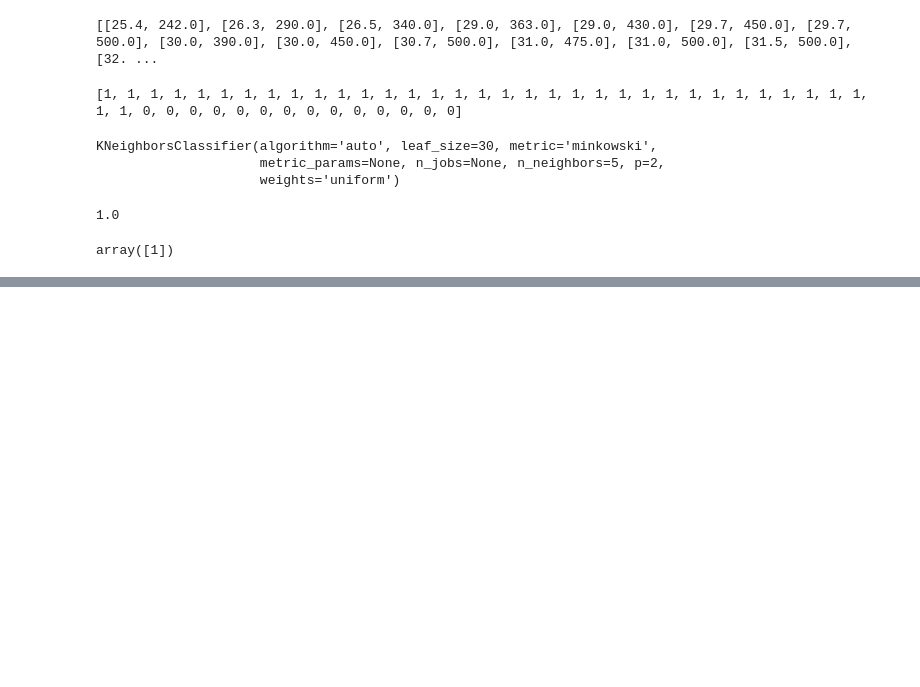
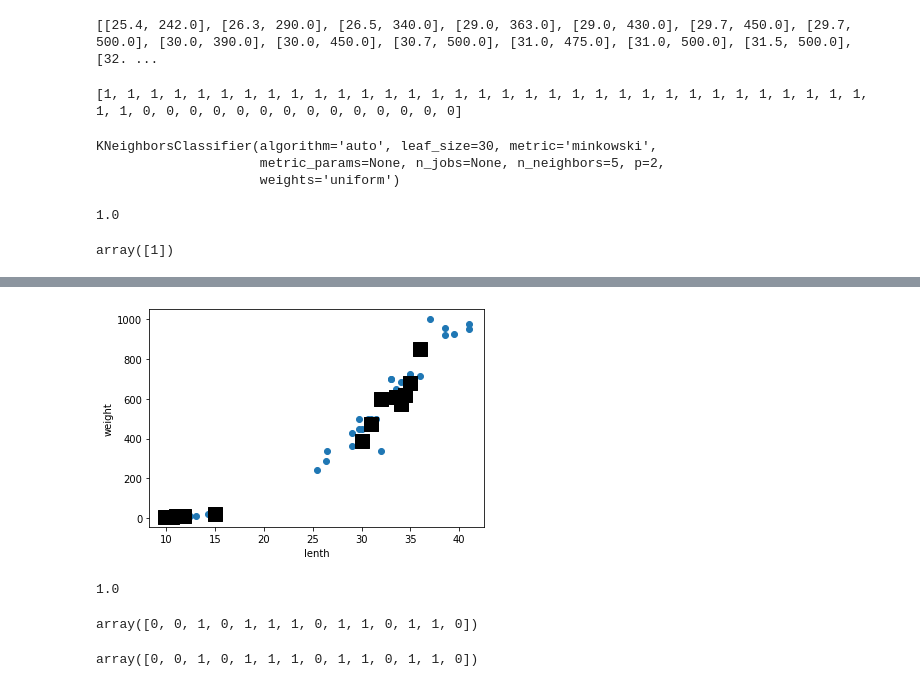
Before and after one commit to JamesLeeeeeee/machineLearning_practice, a Jupyter notebook: 20211014_이재관.ipynb, the cells around one changed output, grey strips where cells are left out. Saved outputs shown, nothing was run; the diff lists cells and outputs as text; code cells hidden in the pictures; blank space fills up the shorter version.

```diff
--- a/20211014_이재관.ipynb
+++ b/20211014_이재관.ipynb
@@ -68,0 +163,3 @@ dddddddddddd
+# %%
+input_arr= np.array(fish_data)
+target_arr = np.array(fish_target)
@@ -68,0 +197,4 @@ dddddddddddd
+# %%
+np.random.seed(42)
+index=np.arange(49)
+np.random.shuffle(index)
@@ -68,0 +213,6 @@ dddddddddddd
+# %%
+train_input = input_arr[index[:35]]
+train_target = target_arr[index[:35]]
+# %%
+test_input = input_arr[index[35:]]
+test_target= target_arr[index[35:]]
@@ -68,0 +243,9 @@ dddddddddddd
+# %%
+import matplotlib.pyplot as plt
+plt.scatter(train_input[:,0], train_input[:,1])
+plt.scatter(test_input[:,0],test_input[:,1],marker="s",s=200,c='k')
+plt.xlabel('lenth')
+plt.ylabel('weight')
+plt.show()
+# %% [output]
+[figure, added]
@@ -68,0 +254,12 @@ dddddddddddd
+# %%
+kn.score(test_input, test_target)
+# %% [output]
+1.0
+# %%
+kn.predict(test_input)
+# %% [output]
+array([0, 0, 1, 0, 1, 1, 1, 0, 1, 1, 0, 1, 1, 0])
+# %%
+test_target
+# %% [output]
+array([0, 0, 1, 0, 1, 1, 1, 0, 1, 1, 0, 1, 1, 0])
```
Also changed, not shown: parts of 23 cells of this notebook.
